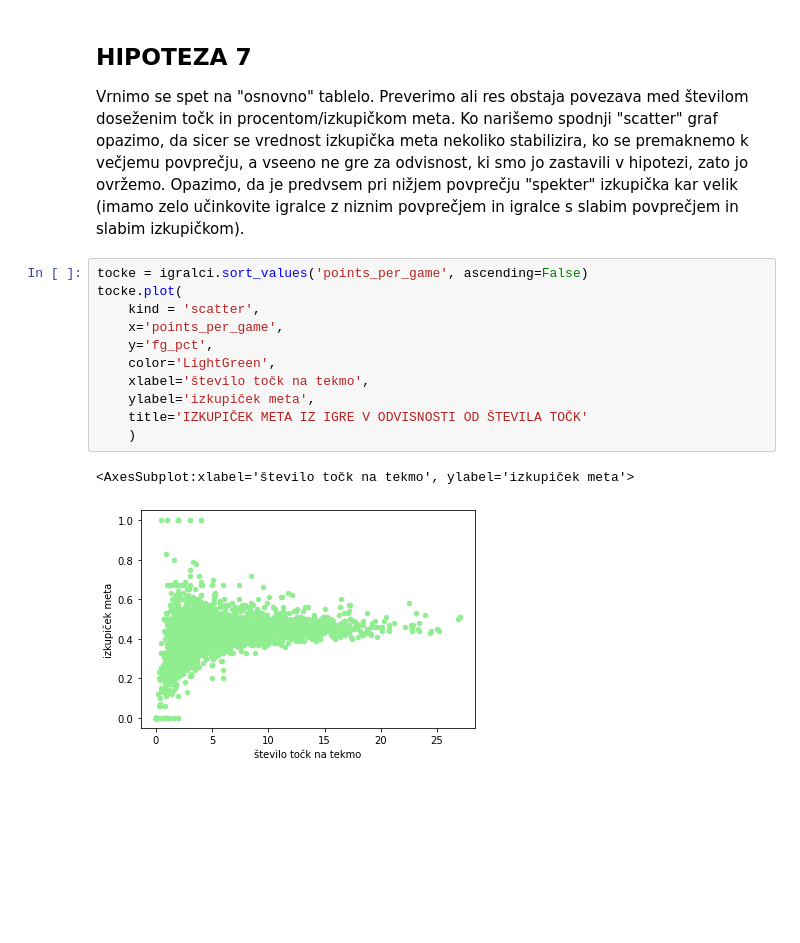
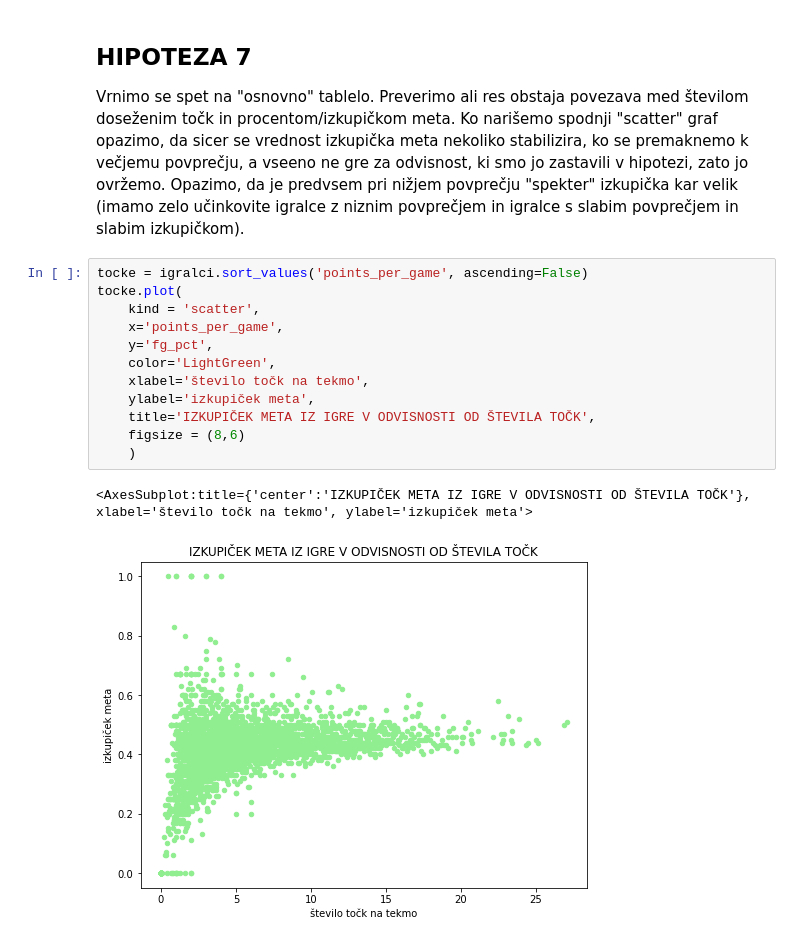
Before and after one commit to matej23/obdelava-podatkov, a Jupyter notebook: analiza.ipynb, the cells around one changed output. Drawn from its saved outputs; the diff is of its cells as text; blank space fills up the shorter version.

```diff
--- a/analiza.ipynb
+++ b/analiza.ipynb
@@ -372,14 +361,15 @@ Vrnimo se spet na "osnovno" tablelo. Preverimo ali res obstaja povezava med šte
 # %%
 tocke = igralci.sort_values('points_per_game', ascending=False)
 tocke.plot(
     kind = 'scatter',
     x='points_per_game',
     y='fg_pct',
     color='LightGreen',
     xlabel='število točk na tekmo',
     ylabel='izkupiček meta',
-    title='IZKUPIČEK META IZ IGRE V ODVISNOSTI OD ŠTEVILA TOČK'
+    title='IZKUPIČEK META IZ IGRE V ODVISNOSTI OD ŠTEVILA TOČK',
+    figsize = (8,6)
     )
 # %% [output]
-<AxesSubplot:xlabel='število točk na tekmo', ylabel='izkupiček meta'>
+<AxesSubplot:title={'center':'IZKUPIČEK META IZ IGRE V ODVISNOSTI OD ŠTEVILA TOČK'}, xlabel='število točk na tekmo', ylabel='izkupiček meta'>
-[figure, old version]
+[figure, new version]
```
Also changed, not shown: parts of 5 cells of this notebook, 1 other file.
